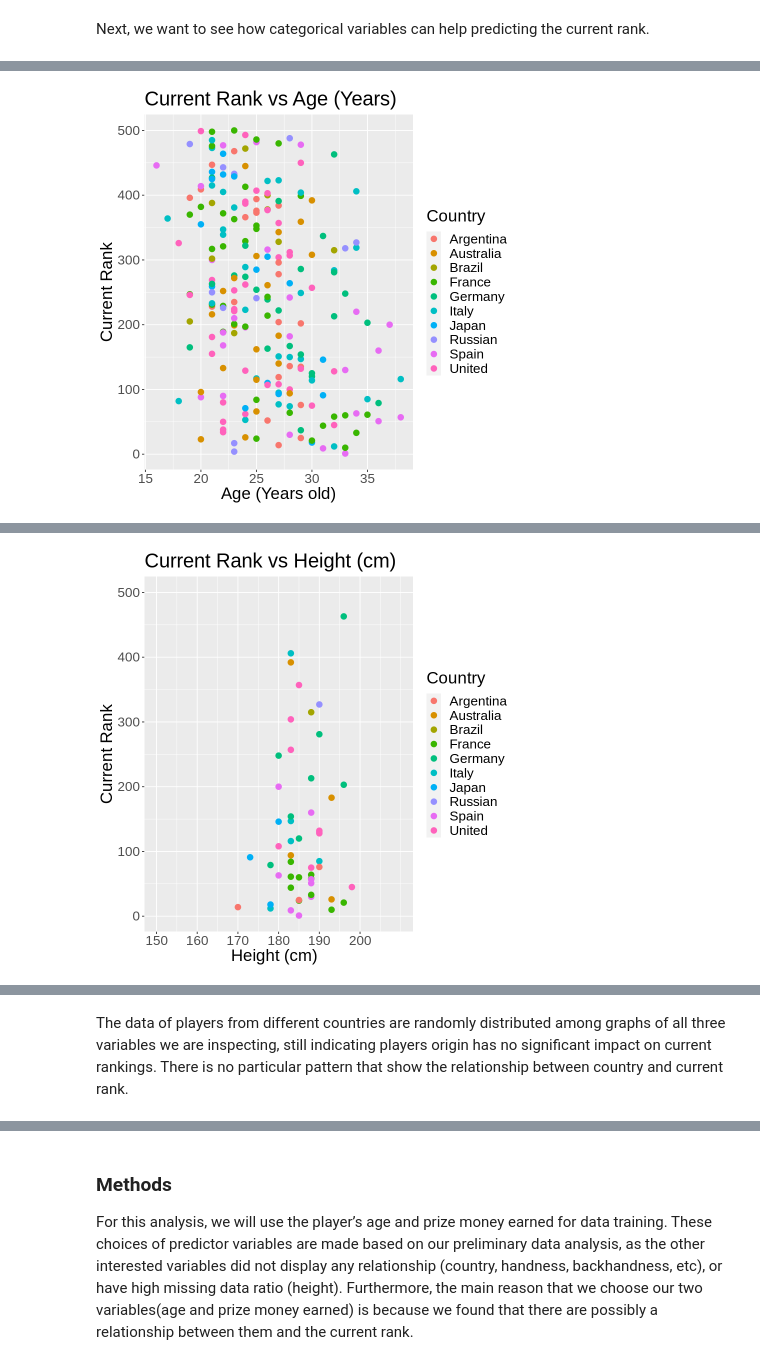
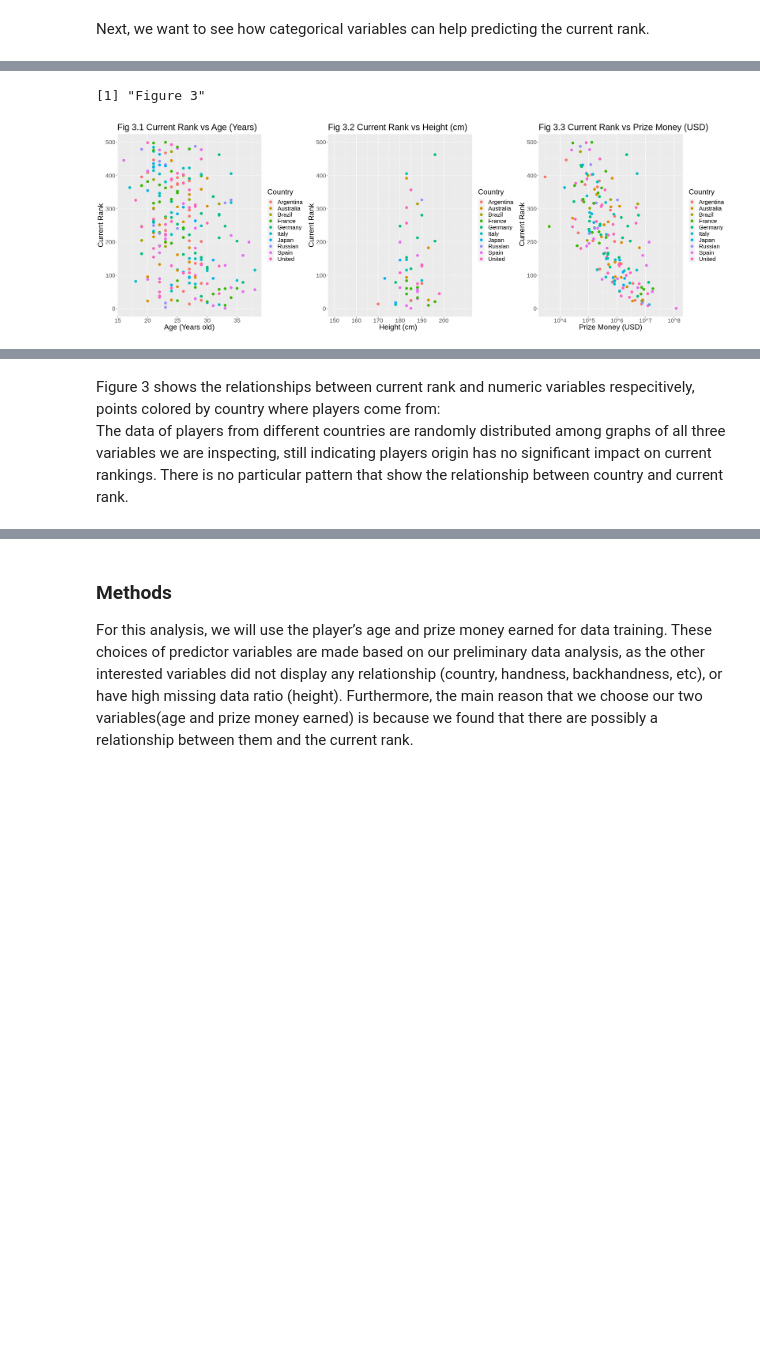
Before and after one commit to tarauboviccc/DSCI100_105_group_project, a Jupyter notebook: final_report.ipynb, the cells around one changed output, grey strips where cells are left out. Drawn from its saved outputs; the diff is of its cells as text; code cells hidden in the pictures; blank space fills up the shorter version.

```diff
--- a/final_report.ipynb
+++ b/final_report.ipynb
@@ -366,7 +372,7 @@ age_vs_rank_country <- country_data|>
                                 color = Country)) +
   geom_point(alpha = 1, size = 3) +
   labs(x = "Age (Years old)", y = "Current Rank") +
-  ggtitle("Current Rank vs Age (Years)") +
+  ggtitle("Fig 3.1 Current Rank vs Age (Years)") +
   theme(text = element_text(size = 20))
 
 
@@ -377,7 +383,7 @@ height_vs_rank_country <- country_data|>
                                            color = Country)) +
   geom_point(alpha = 1, size = 3) +
   labs(x = "Height (cm)  ", y = "Current Rank") +
-  ggtitle("Current Rank vs Height (cm)") +
+  ggtitle("Fig 3.2 Current Rank vs Height (cm)") +
   theme(text = element_text(size = 20)) +
   scale_x_continuous(limits = c(150, 210), breaks = seq(150, 200, by = 10))
 
@@ -389,14 +395,12 @@ prize_vs_rank_country <- country_data|>
   geom_point(alpha = 1,
              size = 3,) +
   labs(x = "Prize Money (USD)", y = " Current Rank") +
-  ggtitle("Current Rank vs Prize Money (USD)") +
+  ggtitle("Fig 3.3 Current Rank vs Prize Money (USD)") +
   scale_x_log10(labels = function(x) sprintf("10^%d", log10(x)), breaks = c(1e3, 1e4, 1e5, 1e6, 1e7, 1e8)) +
   theme(text = element_text(size = 20))
 
-
-age_vs_rank_country
-height_vs_rank_country
-prize_vs_rank_country
+grid.arrange(age_vs_rank_country,height_vs_rank_country,prize_vs_rank_country, ncol = 3)
+paste("Figure 3")
 # %% [output]
 Warning message:
 “Removed 3 rows containing missing values (geom_point).”
@@ -405 +411,2 @@ Warning message:
+[1] "Figure 3"
-[figure, old version]
+[figure, new version]
@@ -408 +412,0 @@ Warning message:
-[figure, removed]
@@ -410,4 +413,6 @@ Warning message:
 # %% [markdown]
+Figure 3 shows the relationships between current rank and numeric variables respecitively, points colored by country where players come from:
+<br>
 The data of players from different countries are randomly distributed among graphs of all three variables we are inspecting, still indicating players origin has no significant impact on current rankings. There is no particular pattern that show the relationship between country and current rank.
 # %%
 #coloring by preferred hand
```
Also changed, not shown: parts of 28 cells of this notebook.
